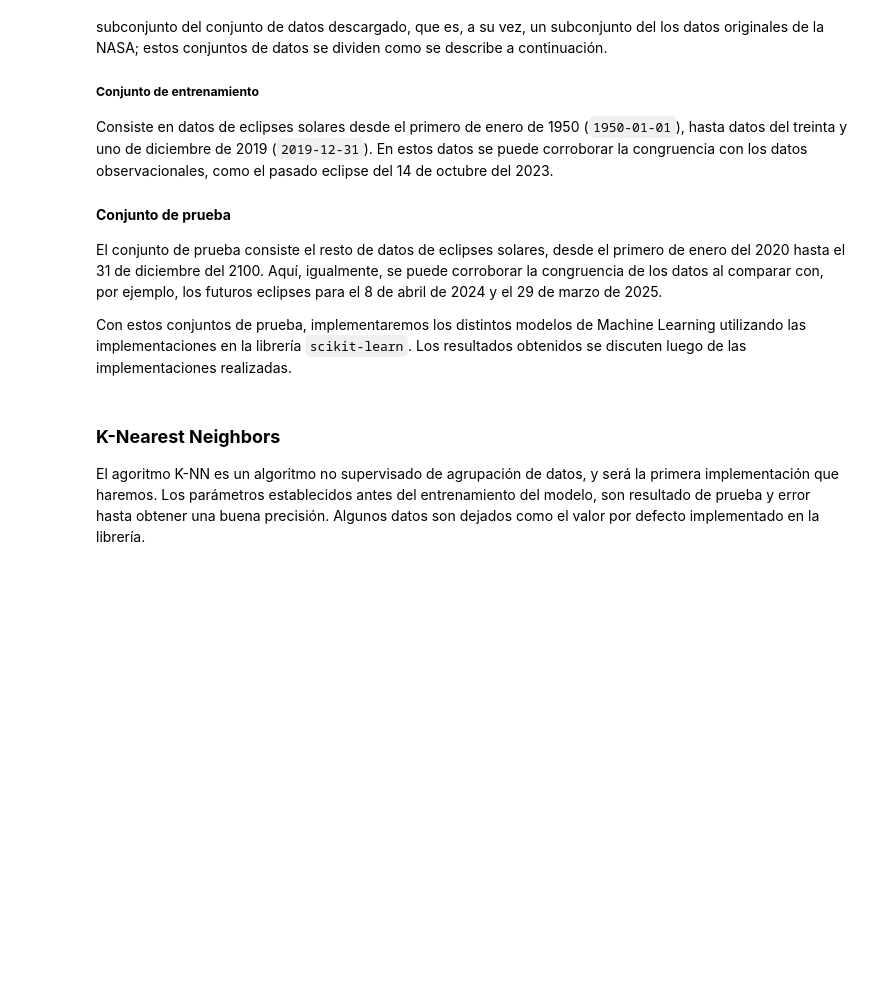
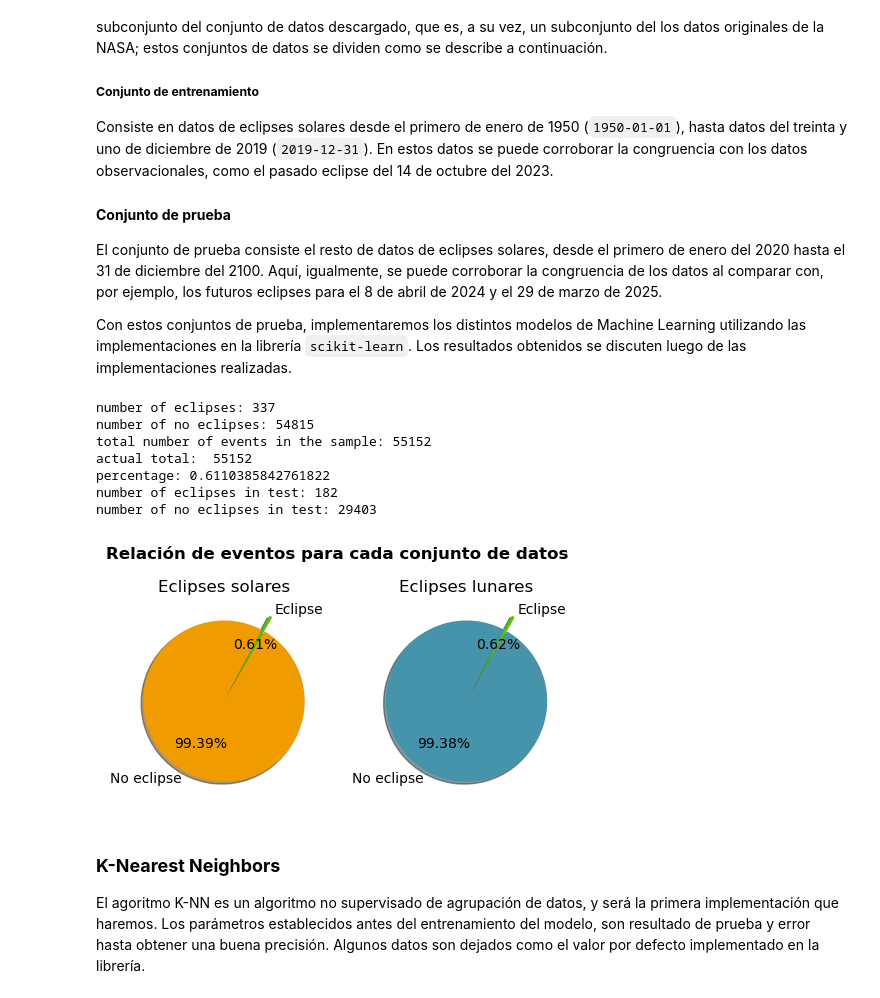
Before and after one commit to CosmeticMichu/Eclipse-Prediction-by-ML, a Jupyter notebook: SolarEclipses.ipynb, the cells around one changed output. Saved outputs shown, nothing was run; the diff lists cells and outputs as text; code cells hidden in the pictures; blank space fills up the shorter version.

Commit message:
unfinished version of the main notebook
this version must to be corrected and reorganized to presetn the final versional with all the data used to analysis

```diff
--- a/SolarEclipses.ipynb
+++ b/SolarEclipses.ipynb
@@ -26,27 +26,76 @@ Con estos conjuntos de prueba, implementaremos los distintos modelos de Machine
 # %%
 import numpy as np
 import pandas as pd
+import matplotlib.pyplot as plt
 from sklearn.metrics import f1_score, recall_score, precision_score, confusion_matrix
 from include.Calculations.aux_funcs import get_minimum_separation, get_minimum_separation_lunar
 from include.ML.confusion_matrix_helper import make_confusion_matrix
 
 import warnings
 warnings.filterwarnings("ignore")
 
-# Data retrieval, check that the data is already installed in local directory (execute include/get_data.py and check that all the files in data
-# were correctly installed)
+# ===============================================Data retrieval==================================================
+# check that the data is already installed in local directory (execute include/get_data.py and check that all the files in data were correctly installed)
 df = pd.read_csv('data/solar-eclipses-classif.csv')
-df['Is Eclipse'] = df['Is Eclipse'].replace({True: 1, False: 0}) # labels are treated as type int64
+df['Is Eclipse'] = df['Is Eclipse'].replace({True: 1, False: 0})
 # check = df[df['Date'] == '2023-10-14'] # %Y-%M-%D date formatting
 # print(check)
+# ===============================================lunar eclipses==================================================
+dfl = pd.read_csv('data/lunar-eclipses-classif.csv')
+dfl['Is Eclipse'] = dfl['Is Eclipse'].replace({True: 1, False: 0})
+truel = dfl[dfl['Is Eclipse'] == 1].shape[0]
+falsel = dfl[dfl['Is Eclipse'] == 0].shape[0]
 
+# ===============================================data preparation================================================
 bias_pos = df[df['Date'] == '2019-12-31'].index.item() + 1 # sets the position of the given Date as bias for the training set
 train, test = df[:bias_pos], df[bias_pos:]
 train_labels, test_labels = np.array(train.pop('Is Eclipse')), np.array(test.pop('Is Eclipse'))
 train.set_index('Date', inplace=True)
 test.set_index('Date', inplace=True)
 train, test = train.select_dtypes('number'), test.select_dtypes('number')
 # test
+true = df[df['Is Eclipse'] == 1].shape[0]
+false = df[df['Is Eclipse'] == 0].shape[0]
+print(f'number of eclipses: {true}')
+print(f'number of no eclipses: {false}')
+print(f'total number of events in the sample: {true+false}')
+print(f'actual total: ', df['Is Eclipse'].shape[0])
+print(f'percentage: {100 * true/(true+false)}')
+
+print(f'number of eclipses in test: {np.count_nonzero(test_labels == 1)}')
+print(f'number of no eclipses in test: {np.count_nonzero(test_labels == 0)}')
+
+# ==================================================plotting=====================================================
+fig, ax = plt.subplots(1,2, figsize = (5,3.5))
+
+fig.suptitle('Relación de eventos para cada conjunto de datos', fontweight = 'bold', y = 0.9)
+ax[0].set_title('Eclipses solares')
+ax[0].pie([true, false], labels = ['Eclipse', 'No eclipse'],
+        shadow = True,
+        autopct = '%1.2f%%',
+        explode = (0.2,0),
+        colors = ['#50c800', '#f09b00'],
+        startangle = 60
+        )
+ax[1].set_title('Eclipses lunares')
+ax[1].pie([truel, falsel], labels = ['Eclipse', 'No eclipse'],
+        shadow = True,
+        autopct = '%1.2f%%',
+        explode = (0.2,0),
+        colors = ['#50c800', '#4594ab'],
+        startangle = 60
+        )
+plt.tight_layout()
+# plt.savefig('figures/pie_chart.pdf')
+# %% [output]
+number of eclipses: 337
+number of no eclipses: 54815
+total number of events in the sample: 55152
+actual total:  55152
+percentage: 0.6110385842761822
+number of eclipses in test: 182
+number of no eclipses in test: 29403
+[figure, added]
 # %%
 # aux function to plot confusion matrix. This function uses the implementation made by the originals authors to plot de confusion matrix but it
 # has slight changes made by us
```
Also changed, not shown: parts of 11 cells of this notebook.
